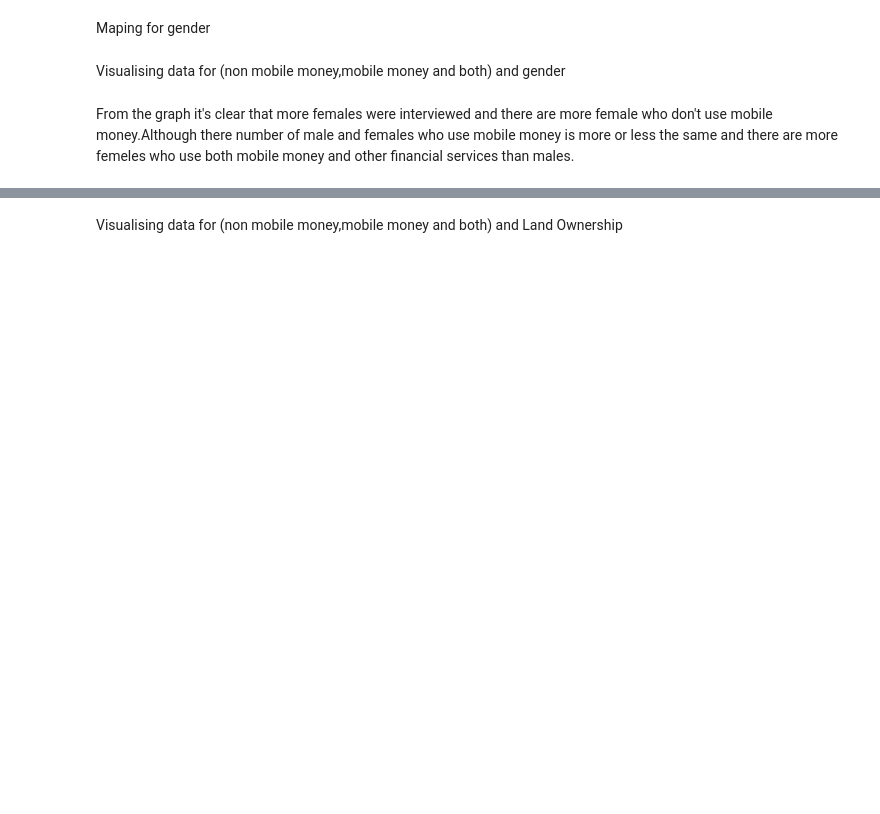
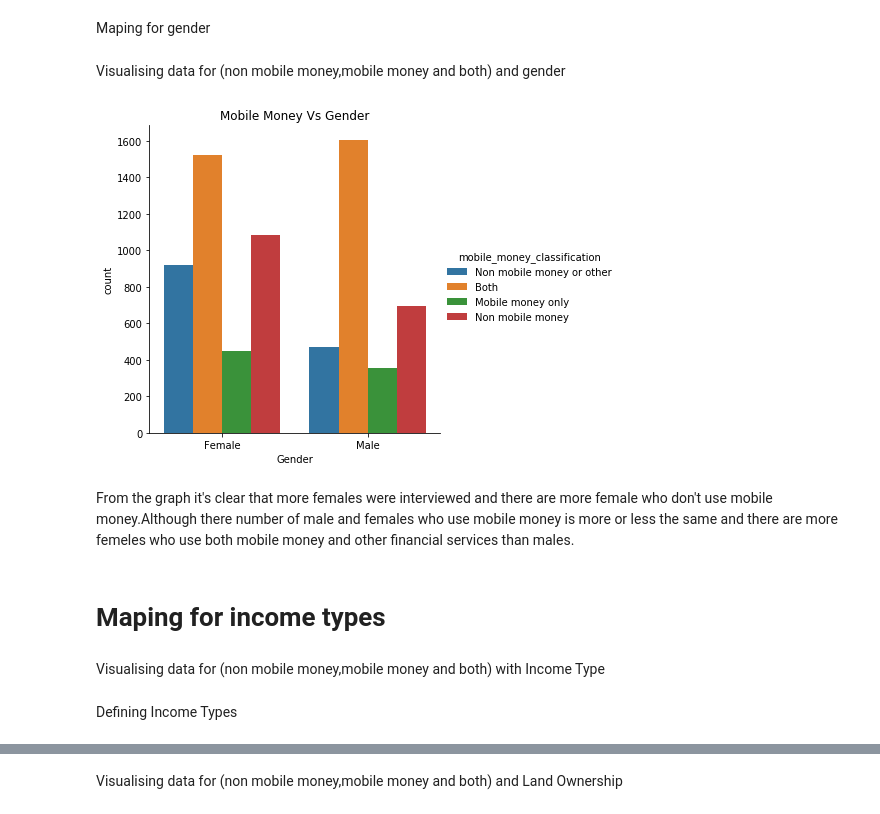
Before and after one commit to rethabilethulo/FINANCIAL_SERVICES_USE_IN_TANZANIA, a Jupyter notebook: FINANCIAL SERVICES USE IN TANZANIA.ipynb, the cells around one changed output, grey strips where cells are left out. Drawn from its saved outputs; the diff is of its cells as text; code cells hidden in the pictures; blank space fills up the shorter version.

```diff
--- a/FINANCIAL SERVICES USE IN TANZANIA.ipynb
+++ b/FINANCIAL SERVICES USE IN TANZANIA.ipynb
@@ -257,5 +259,12 @@ df["Gender"] = df["Gender"].map(gender)
 Visualising data for (non mobile money,mobile money and both) and gender
 # %%
 # Checking the gender of non mobile money,mobile money and both
+
+_ = sns.catplot(x = "Gender", kind = "count", hue = "mobile_money_classification", data = df)
+_ = plt.title("Mobile Money Vs Gender")
+# %% [output]
+[figure, added]
 # %% [markdown]
 From the graph it's clear that more females were interviewed and there are more female who don't use mobile money.Although there number of male and females who use mobile money is more or less the same and there are more femeles who use both mobile money and other financial services than males.
+# %% [markdown]
+# Maping for income types
@@ -261,0 +315,4 @@ From the graph it's clear that more females were interviewed and there are more
+# %% [markdown]
+Visualising data for (non mobile money,mobile money and both) with Income Type
+# %% [markdown]
+Defining Income Types
```
Also changed, not shown: parts of 13 cells of this notebook.
